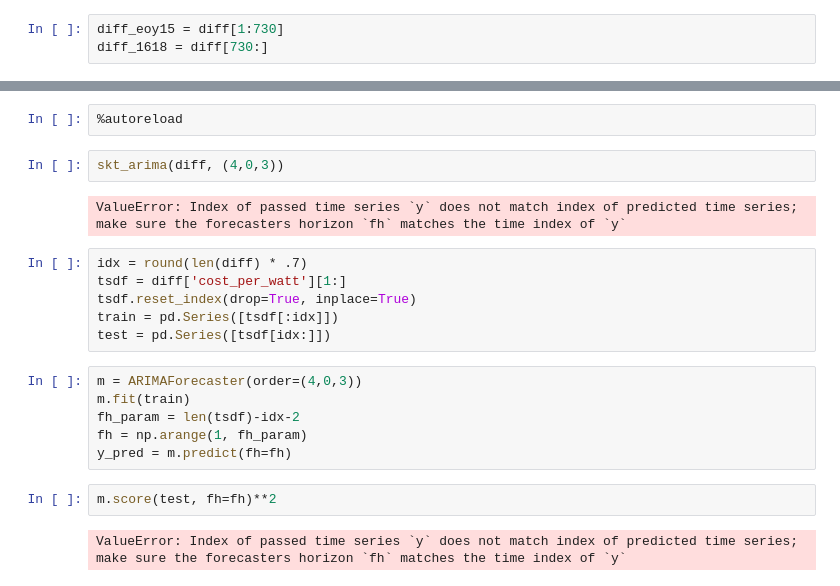
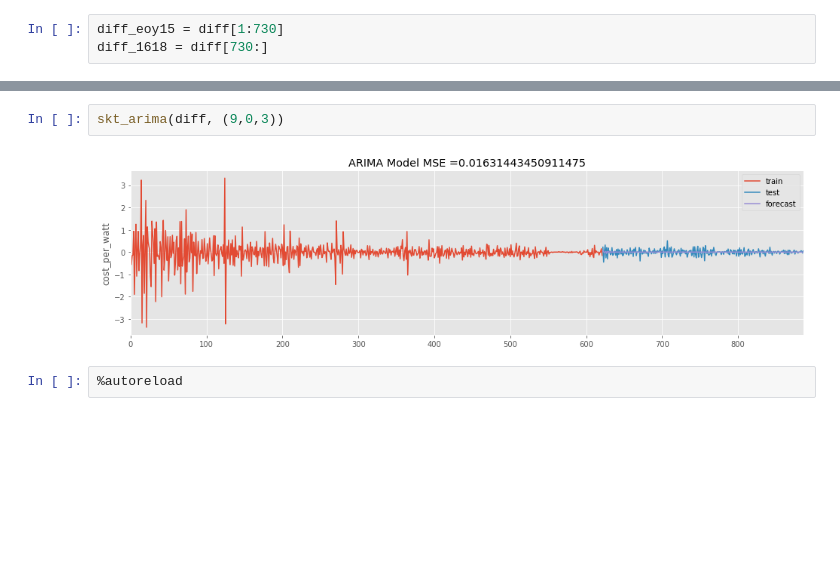
Before and after one commit to jrpaige/Solar, a Jupyter notebook: Solar_TS_Model.ipynb, the cells around one changed output, grey strips where cells are left out. Drawn from its saved outputs; the diff is of its cells as text; blank space fills up the shorter version.

```diff
--- a/Solar_TS_Model.ipynb
+++ b/Solar_TS_Model.ipynb
@@ -258,24 +228,8 @@ auto_arima_pdq(diff)
 # %% [output]
 P, D, Q parameters to use in ARIMA model = (4, 0, 3)
+# %%
+skt_arima(diff, (9,0,3))
+# %% [output]
+[figure, added]
 # %%
 %autoreload
-# %%
-skt_arima(diff, (4,0,3))
-# %% [output]
-ValueError: Index of passed time series `y` does not match index of predicted time series; make sure the forecasters horizon `fh` matches the time index of `y`
-# %%
-idx = round(len(diff) * .7)
-tsdf = diff['cost_per_watt'][1:]
-tsdf.reset_index(drop=True, inplace=True)
-train = pd.Series([tsdf[:idx]])
-test = pd.Series([tsdf[idx:]])
-# %%
-m = ARIMAForecaster(order=(4,0,3))
-m.fit(train)
-fh_param = len(tsdf)-idx-2
-fh = np.arange(1, fh_param)
-y_pred = m.predict(fh=fh)
-# %%
-m.score(test, fh=fh)**2
-# %% [output]
-ValueError: Index of passed time series `y` does not match index of predicted time series; make sure the forecasters horizon `fh` matches the time index of `y`
```
Also changed, not shown: parts of 4 cells of this notebook, 3 other files.
